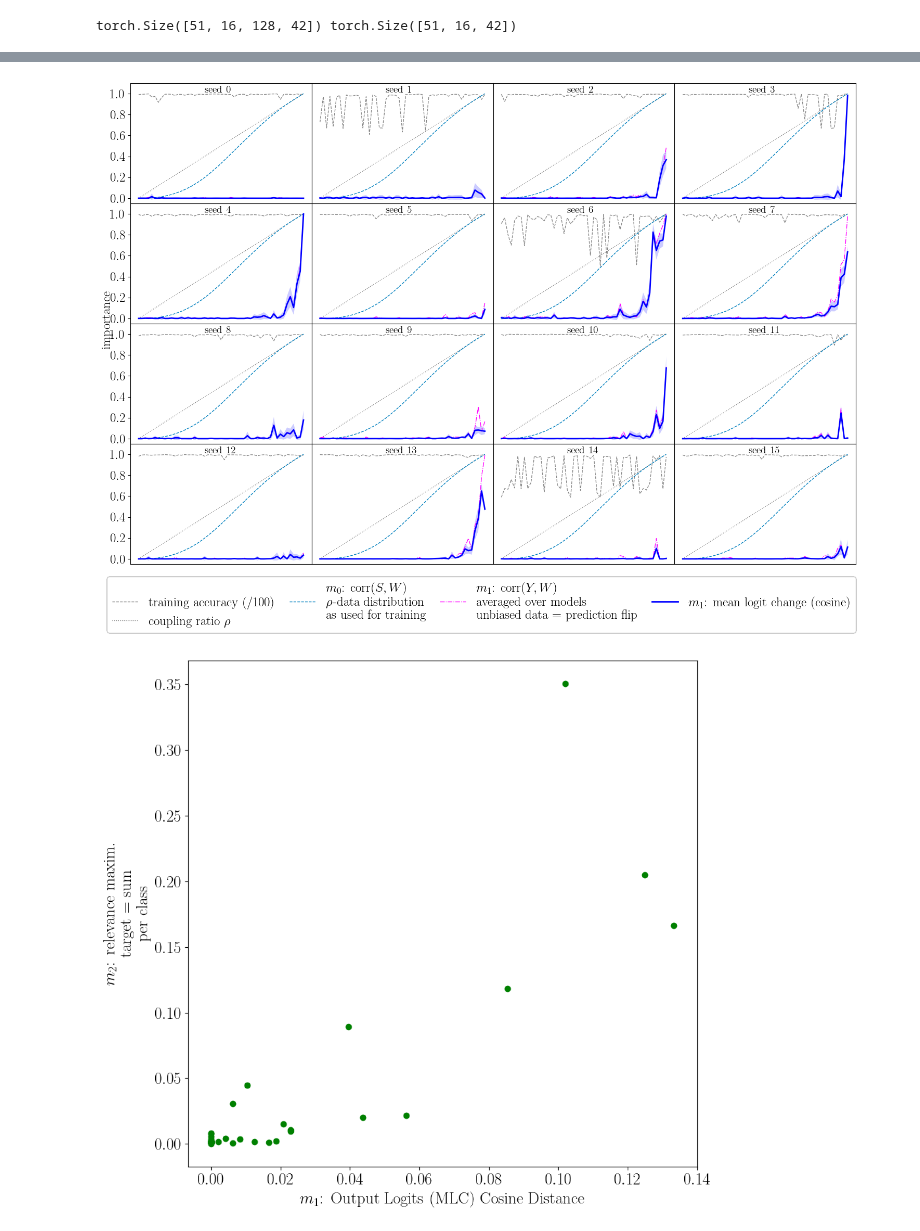
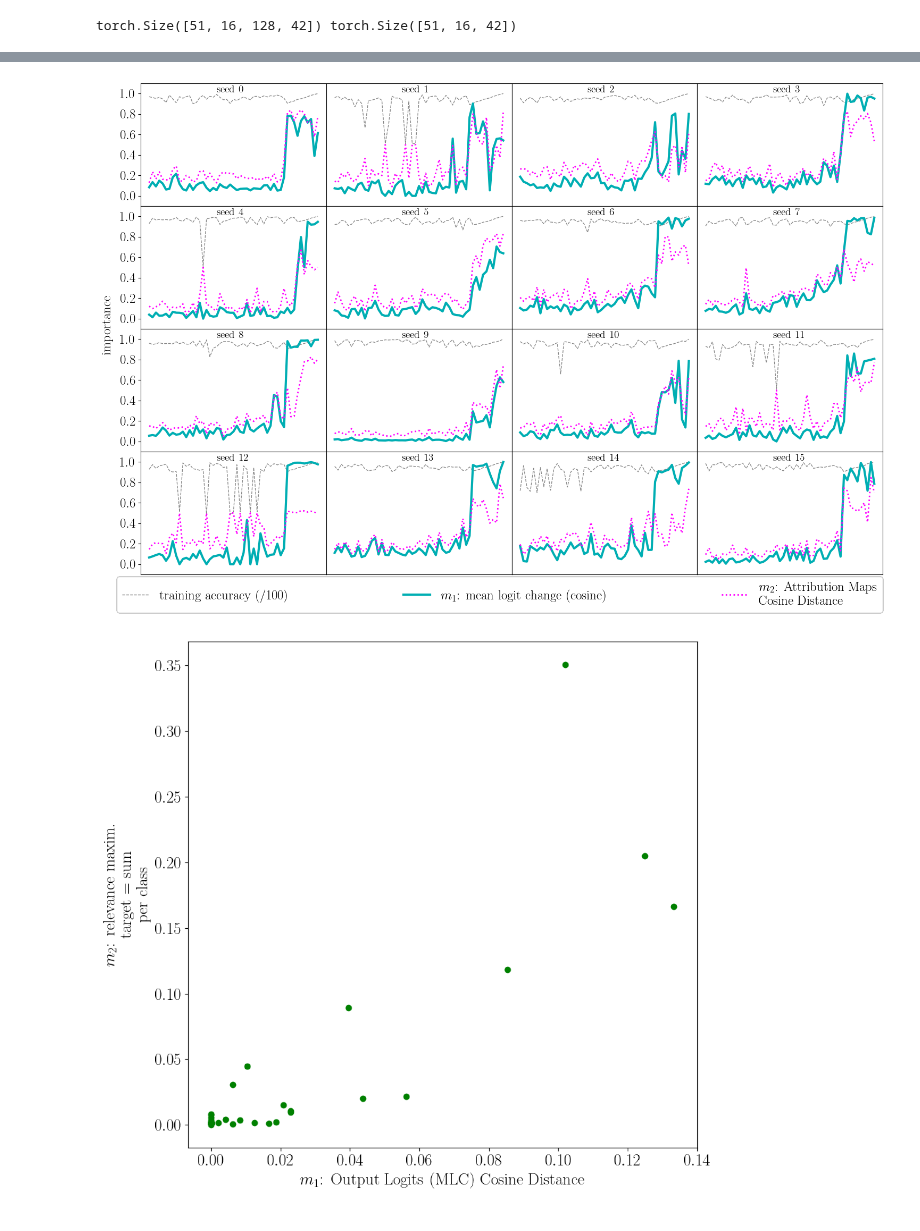
Before and after one commit to lillijo/xai-evaluation-master-thesis, a Jupyter notebook: experiments/compare_measures.ipynb, the cells around one changed output, grey strips where cells are left out. Saved outputs shown, nothing was run; the diff lists cells and outputs as text; code cells hidden in the pictures.

```diff
--- a/experiments/compare_measures.ipynb
+++ b/experiments/compare_measures.ipynb
@@ -543,7 +545,7 @@ fig, axs = plt.subplots(
 )
 
 fig.text(
-    0.1,
+    0.09,
     0.5,
     "importance",
     ha="center",
@@ -553,7 +555,7 @@ fig.text(
 for s in range(iterations):
     names = [to_name(b, s) for b in BIASES]
     accuracy = np.array([accuracies[n]["train_accuracy"][2] / 100 for n in names])
-    axs[axs_ind(s)].set_ylim([-0.05, 1.1])
+    axs[axs_ind(s)].set_ylim([-0.1, 1.1])
     axs[axs_ind(s)].set_xlabel("$\\rho$")
     # axs[axs_ind(s)].set_ylabel("$\\phi$-correlation / importance")
     axs[axs_ind(s)].xaxis.set_ticks([0, 0.2, 0.4, 0.6, 0.8, 1.0])
@@ -576,15 +578,15 @@ for s in range(iterations):
         label="training accuracy (/100)" if s == 0 else "",
         color="#888",
     )
-    axs[axs_ind(s)].plot(
+    """ axs[axs_ind(s)].plot(
         BIASES,
         BIASES,
         linewidth=1,
         label="coupling ratio $\\rho$" if s == 0 else "",
         linestyle="dotted",
         color="gray",
-    )
-    axs[axs_ind(s)].plot(
+    ) """
+    """ axs[axs_ind(s)].plot(
         BIASES,
         watermark_flip_m0,
         linewidth=1,
@@ -595,10 +597,10 @@ for s in range(iterations):
         ),
         linestyle="dashed",
         color=ecol[2],
-    )
+    ) """
 
-    """ sma = torch.nn.AvgPool1d(kernel_size=5, stride = 1, padding=2, count_include_pad=False)
-    shape_avg = sma(shape_gt[:, s, 1].view(1,1,51))
+    sma = torch.nn.AvgPool1d(kernel_size=5, stride = 1, padding=2, count_include_pad=False)
+    """ shape_avg = sma(shape_gt[:, s, 1].view(1,1,51))
     axs[axs_ind(s)].plot(
         BIASES,
         shape_avg[0,0,:],
@@ -611,43 +613,56 @@ for s in range(iterations):
     m1_mlc = torch.mean(per_sample[:, s, :, 2], dim=1)
     m1_mlc_sigma = torch.std(per_sample[:, s, :, 2], dim=1) / math.sqrt(iterations)
 
-    axs[axs_ind(s)].fill_between(
+    """ axs[axs_ind(s)].fill_between(
         BIASES,
         m1_mlc + m1_mlc_sigma,
         m1_mlc - m1_mlc_sigma,
         facecolor=ecol[0],  # "#C8D672",#
         alpha=0.2,
-    )
+    ) """
 
-    m1_phi = torch.mean(per_sample[:, s, :, 0], dim=1)
+    """ m1_phi = torch.mean(per_sample[:, s, :, 0], dim=1)
     axs[axs_ind(s)].plot(
         BIASES,
         m1_phi,
         linewidth=1,
         linestyle="dashdot",
         label=(
             "$m_1$: corr($Y,W$)  \n averaged over models \n unbiased data = prediction flip"
             if s == 0
             else ""
         ),
         color=scol[0],
+    ) """
+    index = 11
+    mac_ps = torch.mean(per_sample[:, s, :, index], dim=1)
+    l = ALL_MEASURES[index]
+    # Styling measures' line
+    label = "\n".join(wrap(NAME_DICT[l], 28))
+    axs[axs_ind(s)].plot(
+        BIASES,
+        m1_mlc,
+        linewidth=3,
+        label="$m_1$: mean logit change (cosine)" if s == 0 else "",
+        color="#00AEB3"#ecol[0],  # "#C8D672"#
     )
     axs[axs_ind(s)].plot(
         BIASES,
-        m1_mlc,
+        mac_ps,
         linewidth=2,
-        label="$m_1$: mean logit change (cosine)" if s == 0 else "",
-        color=ecol[0],  # "#C8D672"#
+        linestyle="dotted",
+        label=label if s == 0 else "",
+        color=scol[0],
     )
     fig.legend(
-        bbox_to_anchor=(0.1, -0.15 if iterations == 10 else 0.0, 0.8, 0.102),
+        bbox_to_anchor=(0.1, -0.15 if iterations == 10 else 0.05, 0.8, 0.0),
         loc="lower left",
         ncols=4,
         mode="expand",
         borderaxespad=0.0,
     )
 # %% [output]
-[figure, old version]
+[figure, new version]
 # %%
 # Compare two measures with each other (mean plot or scatter plot)
 
```
Also changed, not shown: parts of 4 cells of this notebook, 4 other files.
